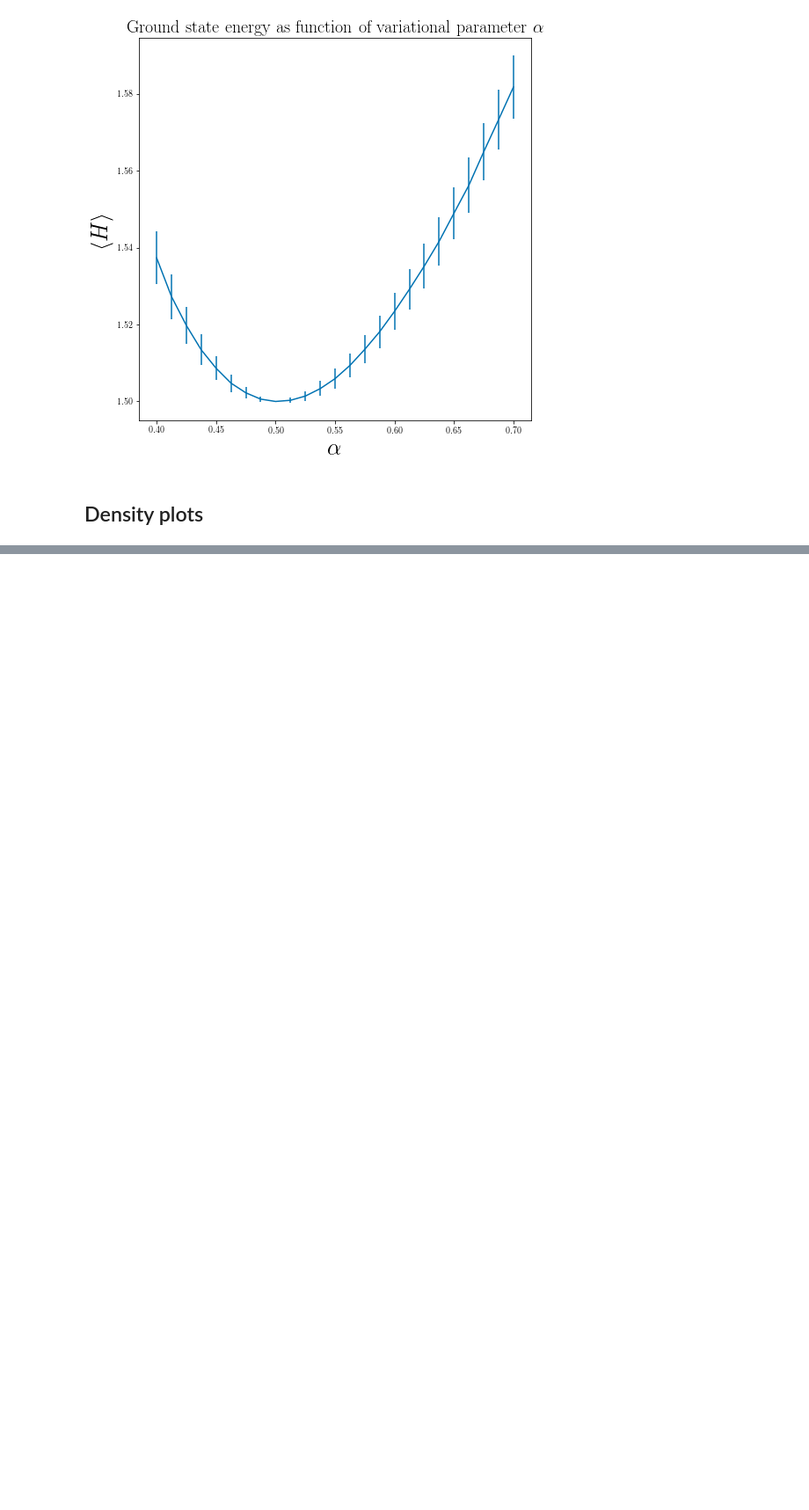
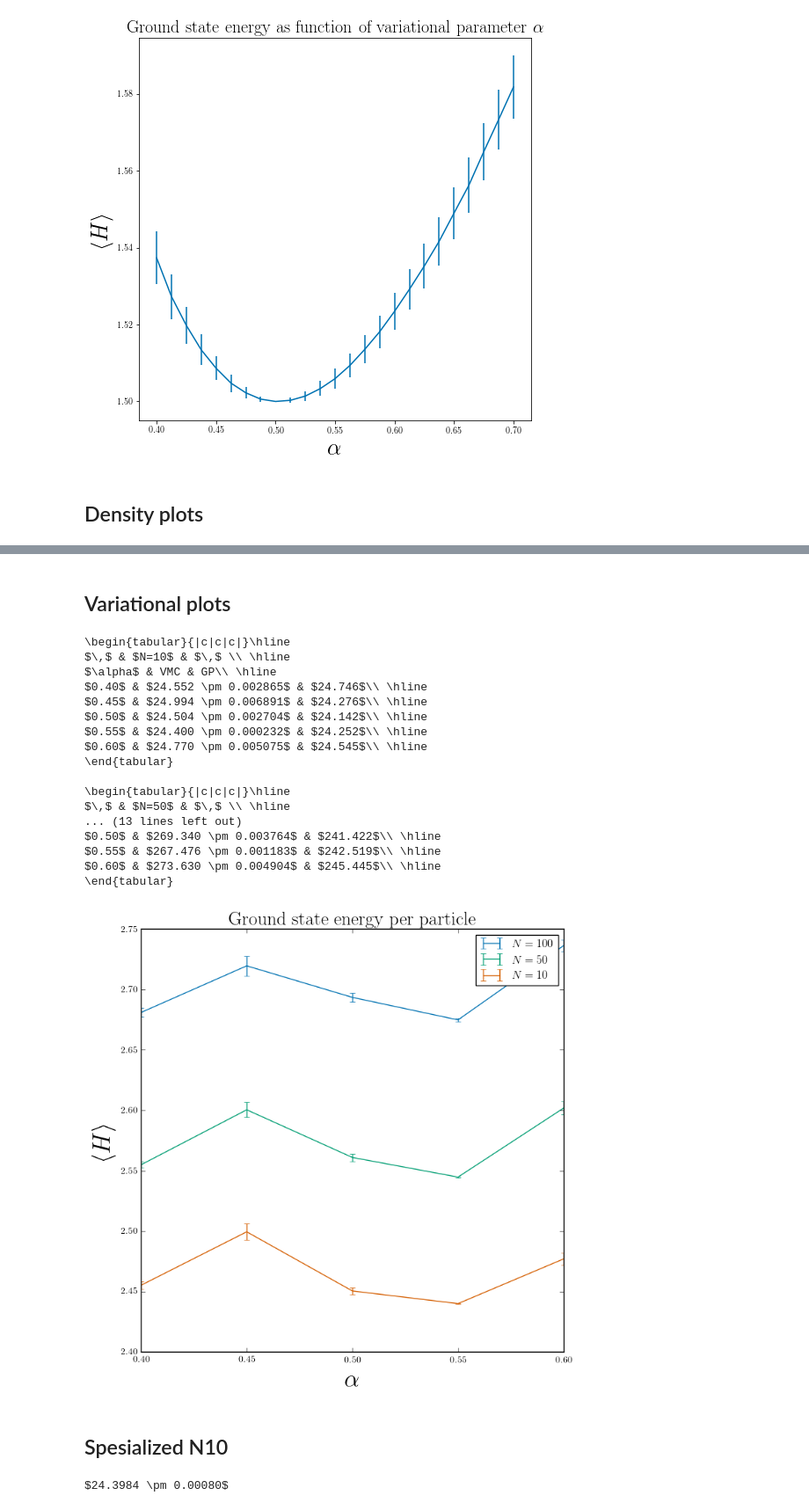
Before and after one commit to bsamseth/qflow, a Jupyter notebook: project1/python/analysis.ipynb, the cells around one changed output, grey strips where cells are left out. Shown at 88% size. Saved outputs shown, nothing was run; the diff lists cells and outputs as text; code cells hidden in the pictures; blank space fills up the shorter version.

```diff
--- a/project1/python/analysis.ipynb
+++ b/project1/python/analysis.ipynb
@@ -96,0 +111,2 @@ meta
+# %%
+interacting_result = dict()
@@ -96,0 +131,3 @@ meta
+# %%
+for alpha in [0.4, 0.45, 0.5, 0.55, 0.6]:
+    run_and_store(n=10, n_mc=2**17, alpha=alpha, step=0.5)
@@ -96,0 +152,3 @@ meta
+# %%
+for alpha in [0.4, 0.45, 0.5, 0.55, 0.6]:
+    run_and_store(n=50, n_mc=2**17, alpha=alpha, step=0.5)
@@ -96,0 +173,3 @@ meta
+# %%
+for alpha in [0.4, 0.45, 0.5, 0.55, 0.6]:
+    run_and_store(n=100, n_mc=2**15, alpha=alpha, step=0.5)
@@ -96,0 +194,60 @@ meta
+# %% [markdown]
+## Variational plots
+# %%
+Es100, rhos100 = load_set('../data/interacting-run1_0_3_100_32768*')
+Es100, rhos100 = np.asarray(Es100), np.asarray(rhos100)
+Es100_errors = [blocking(e/100) for e in Es100]
+Es50, rhos50 = load_set('../data/interacting-run1_0_3_50_131072*')
+Es50, rhos50 = np.asarray(Es50), np.asarray(rhos50)
+Es50_errors = [blocking(e/50) for e in Es50]
+Es10, rhos10 = load_set('../data/interacting-run1_0_3_10_131072*')
+Es10, rhos10 = np.asarray(Es10), np.asarray(rhos10)
+Es10_errors = [blocking(e/10) for e in Es10]
+
+fig, ax = plt.subplots(figsize=figsize)
+ax.set_ylabel(r'$\langle H\rangle$', fontsize=axis_fontsize)
+ax.set_xlabel(r'$\alpha$', fontsize=axis_fontsize)
+ax.set_title(r'Ground state energy per particle', fontsize=title_fontsize)
+alphas = [0.4, 0.45, 0.5, 0.55, 0.6]
+ax.errorbar(alphas, np.mean(Es100, axis=1)/100, yerr=Es100_errors, label=r'$N=100$')
+ax.errorbar(alphas, np.mean(Es50, axis=1)/50, yerr=Es50_errors, label=r'$N=50$')
+ax.errorbar(alphas, np.mean(Es10, axis=1)/10, yerr=Es10_errors, label=r'$N=10$')
+plt.legend(fontsize=12)
+plt.savefig('../results/interacting-energy-per-particle.png')
+
+for N in [10, 50, 100]:
+    exec(r"""
+print(r'''\begin{tabular}{|c|c|c|}\hline
+$\,$ & $N=100$ & $\,$ \\ \hline
+$\alpha$ & VMC & GP\\ \hline''')
+for alpha, e, er in zip(alphas, np.mean(Es100,axis=1), Es100_errors):
+    print(r'${:3.2f}$ & ${:5.3f} \pm {:5.6f}$ & ${:5.3f}$\\ \hline'.format(alpha, e, er, GP(alpha, 2.82843, 100)))
+print(r'\end{tabular}')
+""".replace('100', str(N)))
+    print()
+# %% [output]
+\begin{tabular}{|c|c|c|}\hline
+$\,$ & $N=10$ & $\,$ \\ \hline
+$\alpha$ & VMC & GP\\ \hline
+$0.40$ & $24.552 \pm 0.002865$ & $24.746$\\ \hline
+$0.45$ & $24.994 \pm 0.006891$ & $24.276$\\ \hline
+$0.50$ & $24.504 \pm 0.002704$ & $24.142$\\ \hline
+$0.55$ & $24.400 \pm 0.000232$ & $24.252$\\ \hline
+$0.60$ & $24.770 \pm 0.005075$ & $24.545$\\ \hline
+\end{tabular}
+
+\begin{tabular}{|c|c|c|}\hline
+$\,$ & $N=50$ & $\,$ \\ \hline
+... (13 lines left out)
+$0.50$ & $269.340 \pm 0.003764$ & $241.422$\\ \hline
+$0.55$ & $267.476 \pm 0.001183$ & $242.519$\\ \hline
+$0.60$ & $273.630 \pm 0.004904$ & $245.445$\\ \hline
+\end{tabular}
+[figure, added]
+# %% [markdown]
+## Spesialized N10
+# %%
+(EN10,), rhosN10 = load_set('../data/N10-optimal-alpha-0.4978_N1048576*')
+print(r'${:4.4f} \pm {:4.5f}$'.format(np.mean(EN10), blocking(EN10)))
+# %% [output]
+$24.3984 \pm 0.00080$
```
Also changed, not shown: parts of 25 cells of this notebook, 2 other files.
